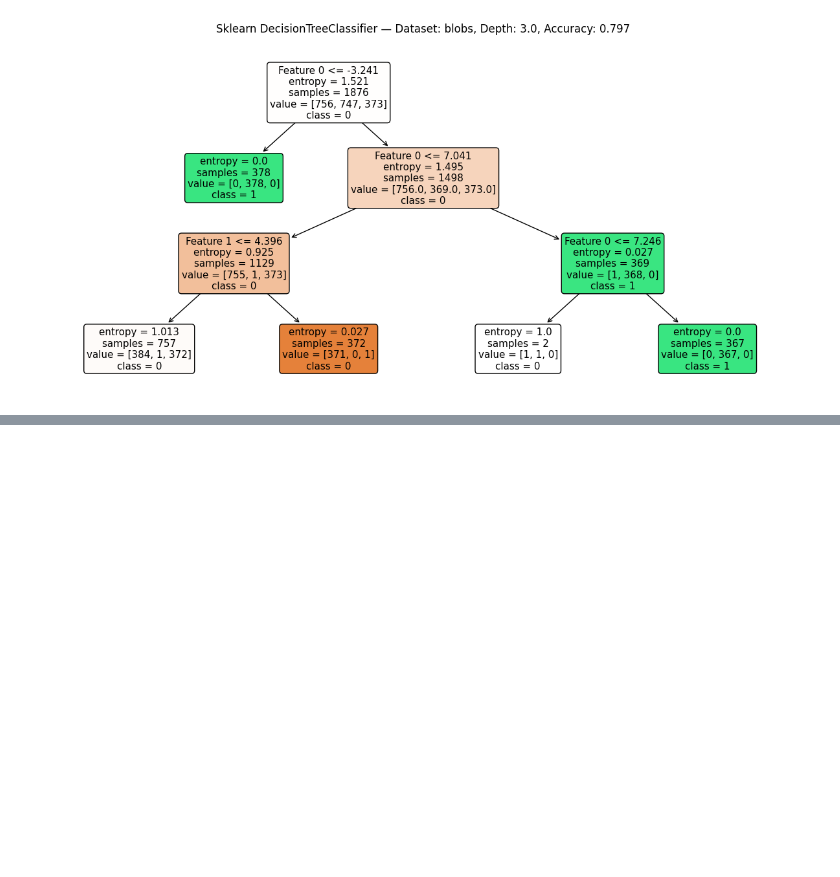
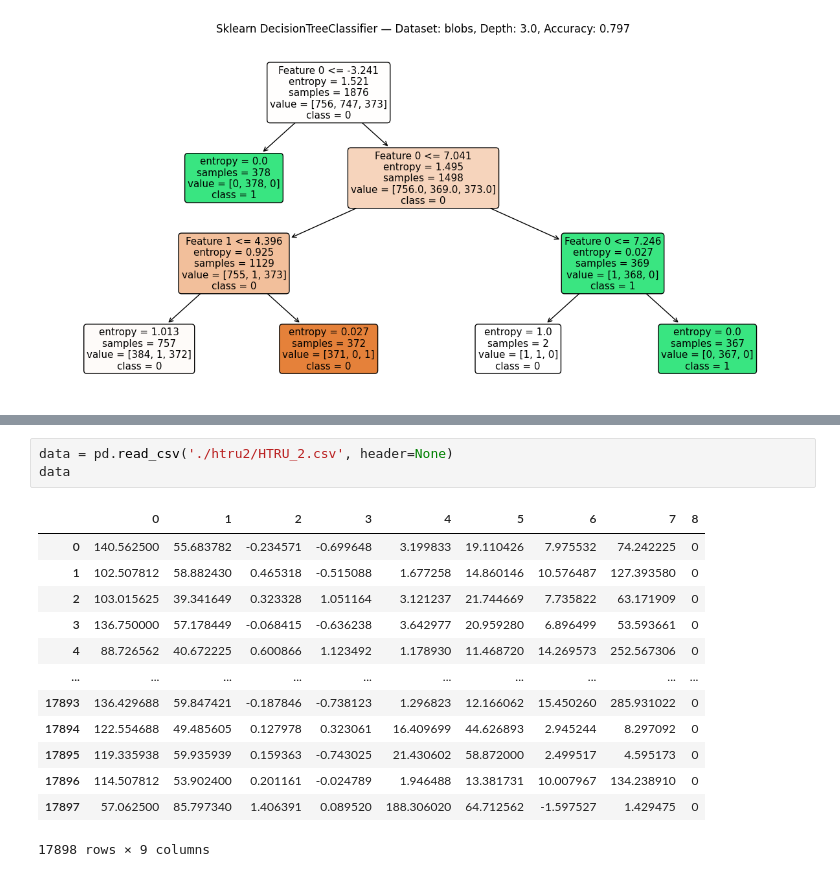
Before and after one commit to adamzsl/master-studies, a Jupyter notebook: decision_tree/decision_tree.ipynb, the cells around one changed output, grey strips where cells are left out. Saved outputs shown, nothing was run; the diff lists cells and outputs as text; blank space fills up the shorter version.

```diff
--- a/decision_tree/decision_tree.ipynb
+++ b/decision_tree/decision_tree.ipynb
@@ -657,0 +672,17 @@ for _, result in results_df.iterrows():
+# %%
+data = pd.read_csv('./htru2/HTRU_2.csv', header=None)
+data
+# %% [output]
+|  | 0 | 1 | 2 | 3 | 4 | 5 | 6 | 7 | 8 |
+| 0 | 140.562500 | 55.683782 | -0.234571 | -0.699648 | 3.199833 | 19.110426 | 7.975532 | 74.242225 | 0 |
+| 1 | 102.507812 | 58.882430 | 0.465318 | -0.515088 | 1.677258 | 14.860146 | 10.576487 | 127.393580 | 0 |
+| 2 | 103.015625 | 39.341649 | 0.323328 | 1.051164 | 3.121237 | 21.744669 | 7.735822 | 63.171909 | 0 |
+| 3 | 136.750000 | 57.178449 | -0.068415 | -0.636238 | 3.642977 | 20.959280 | 6.896499 | 53.593661 | 0 |
+| 4 | 88.726562 | 40.672225 | 0.600866 | 1.123492 | 1.178930 | 11.468720 | 14.269573 | 252.567306 | 0 |
+| ... | ... | ... | ... | ... | ... | ... | ... | ... | ... |
+| 17893 | 136.429688 | 59.847421 | -0.187846 | -0.738123 | 1.296823 | 12.166062 | 15.450260 | 285.931022 | 0 |
+| 17894 | 122.554688 | 49.485605 | 0.127978 | 0.323061 | 16.409699 | 44.626893 | 2.945244 | 8.297092 | 0 |
+| 17895 | 119.335938 | 59.935939 | 0.159363 | -0.743025 | 21.430602 | 58.872000 | 2.499517 | 4.595173 | 0 |
+| 17896 | 114.507812 | 53.902400 | 0.201161 | -0.024789 | 1.946488 | 13.381731 | 10.007967 | 134.238910 | 0 |
+| 17897 | 57.062500 | 85.797340 | 1.406391 | 0.089520 | 188.306020 | 64.712562 | -1.597527 | 1.429475 | 0 |
+17898 rows × 9 columns
```
Also changed, not shown: parts of 18 cells of this notebook, 3 other files.
